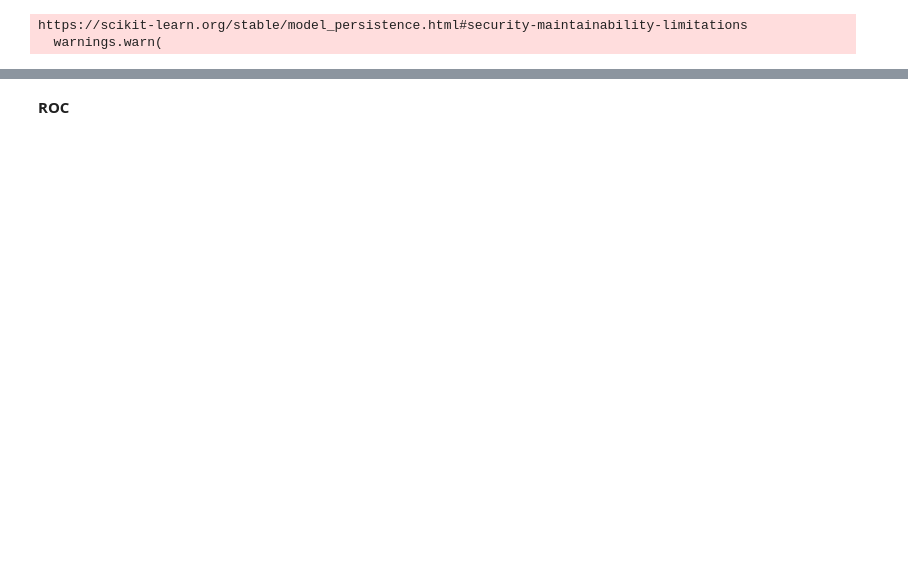
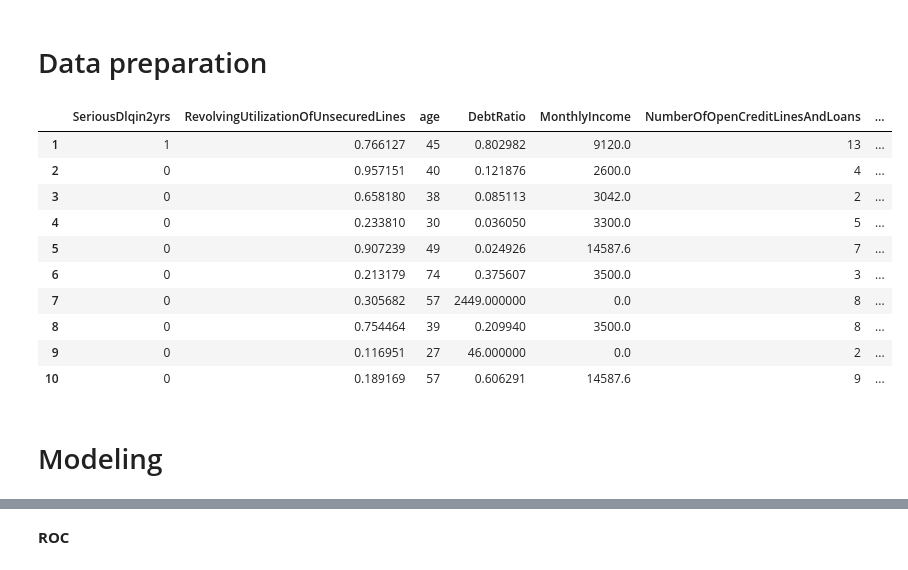
Before and after one commit to JanIzmer/Credit_Scoring_Project, a Jupyter notebook: notebooks/02_Modeling.ipynb, the cells around one changed output, grey strips where cells are left out. Saved outputs shown, nothing was run; the diff lists cells and outputs as text; code cells hidden in the pictures; blank space fills up the shorter version.

```diff
--- a/notebooks/02_Modeling.ipynb
+++ b/notebooks/02_Modeling.ipynb
@@ -18,5 +22,0 @@ from utils import prepare_dataset, not_train
-# %%
-model = joblib.load('../models/lgbm_model.pkl')
-# %% [output]
-https://scikit-learn.org/stable/model_persistence.html#security-maintainability-limitations
-  warnings.warn(
@@ -24,0 +23,2 @@ best_threshold = 0.3988986985559332
+# %% [markdown]
+# Data preparation
@@ -24,0 +43,19 @@ best_threshold = 0.3988986985559332
+# %%
+target = 'SeriousDlqin2yrs'
+X = df.drop(columns=[target])
+y = df[target]
+df.head(10)
+# %% [output]
+|  | SeriousDlqin2yrs | RevolvingUtilizationOfUnsecuredLines | age | DebtRatio | MonthlyIncome | NumberOfOpenCreditLinesAndLoans | ... |
+| 1 | 1 | 0.766127 | 45 | 0.802982 | 9120.0 | 13 | ... |
+| 2 | 0 | 0.957151 | 40 | 0.121876 | 2600.0 | 4 | ... |
+| 3 | 0 | 0.658180 | 38 | 0.085113 | 3042.0 | 2 | ... |
+| 4 | 0 | 0.233810 | 30 | 0.036050 | 3300.0 | 5 | ... |
+| 5 | 0 | 0.907239 | 49 | 0.024926 | 14587.6 | 7 | ... |
+| 6 | 0 | 0.213179 | 74 | 0.375607 | 3500.0 | 3 | ... |
+| 7 | 0 | 0.305682 | 57 | 2449.000000 | 0.0 | 8 | ... |
+| 8 | 0 | 0.754464 | 39 | 0.209940 | 3500.0 | 8 | ... |
+| 9 | 0 | 0.116951 | 27 | 46.000000 | 0.0 | 2 | ... |
+| 10 | 0 | 0.189169 | 57 | 0.606291 | 14587.6 | 9 | ... |
+# %% [markdown]
+# Modeling
```
Also changed, not shown: parts of 11 cells of this notebook, 10 other files.
